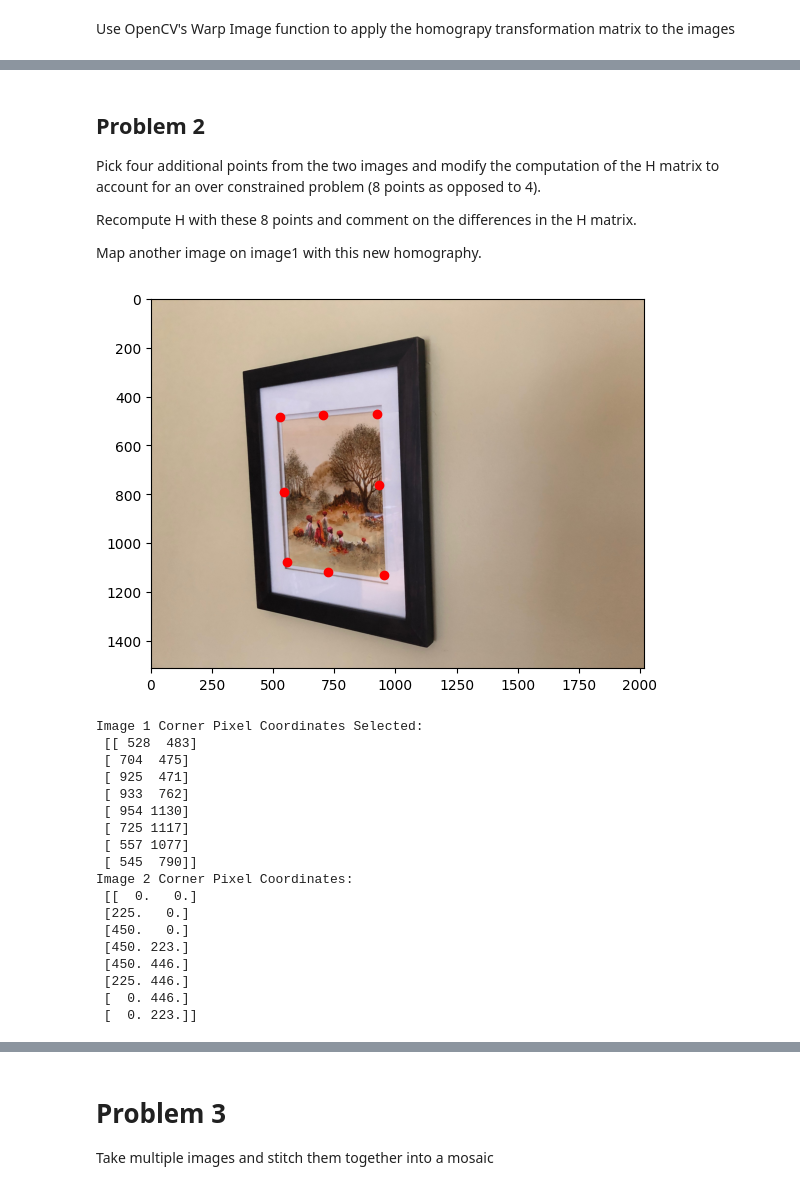
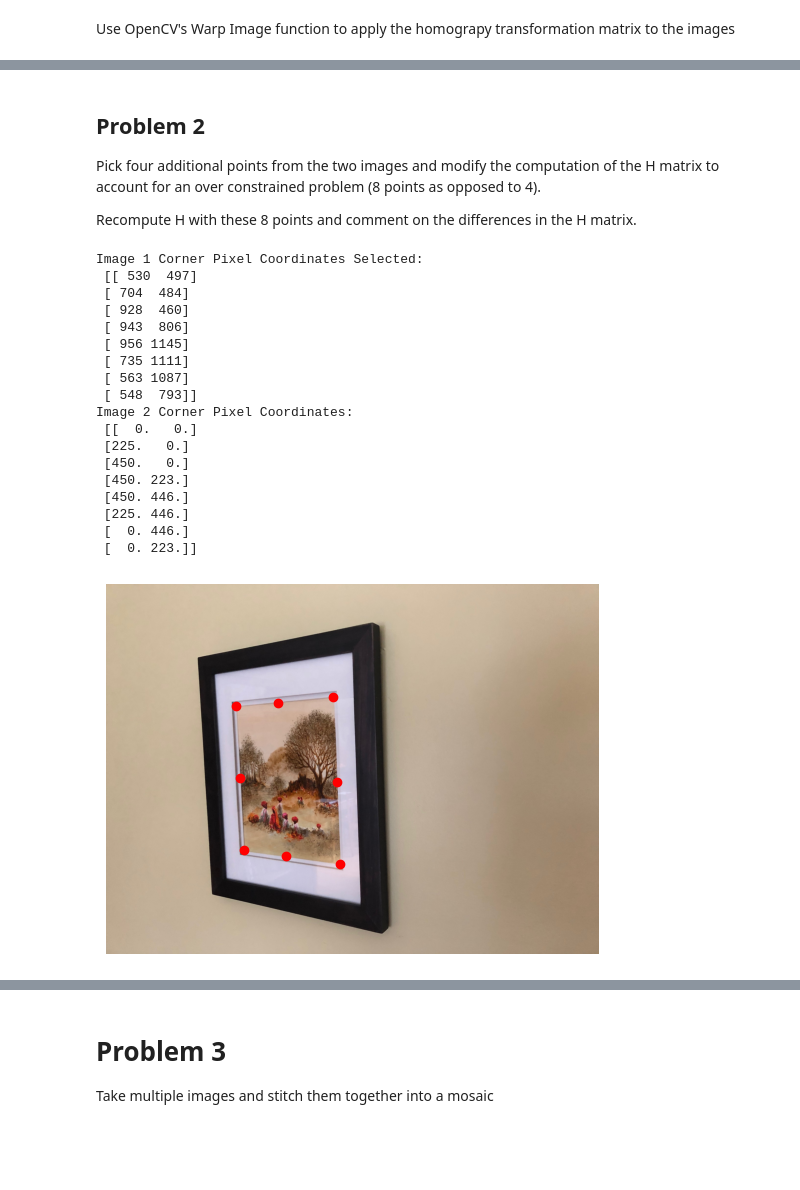
Before and after one commit to meuliano/AutonomousFieldRobotics, a Jupyter notebook: HW2/hw2_euliano.ipynb, the cells around one changed output, grey strips where cells are left out. Saved outputs shown, nothing was run; the diff lists cells and outputs as text; code cells hidden in the pictures; blank space fills up the shorter version.

```diff
--- a/HW2/hw2_euliano.ipynb
+++ b/HW2/hw2_euliano.ipynb
@@ -31,11 +30,12 @@ computation of the H matrix and then map every pixel as needed.
 def click_get_pixel_coords(image, num_inputs):
     # open in GUI to select points - pip install PyQt5
     %matplotlib qt
+
     fig = plt.figure().set_size_inches(10,12)
     plt.imshow(image)
+    plt.axis('off')
     pts_selected = plt.ginput(num_inputs, timeout=60)
     pts_selected = np.array(pts_selected).astype(int) # convert to integer pixel
-
     plt.close()
 
     # revert to inline
@@ -129,46 +136,46 @@ plt.imshow(img1)
 Pick four additional points from the two images and modify the computation of the H matrix to account for an over constrained problem (8 points as opposed to 4).
 
 Recompute H with these 8 points and comment on the differences in the H matrix.
-
-Map another image on image1 with this new homography.
 # %%
 img1 = cv2.cvtColor(cv2.imread("Images/image1.jpg"), cv2.COLOR_BGR2RGB) # Re-import
 
 # Select 8 points around the image border clockwise from top-left
 img1_corners = click_get_pixel_coords(img1, 8)
+
 print("Image 1 Corner Pixel Coordinates Selected: \n", img1_corners)
+plt.imshow(img1)
 plt.scatter(img1_corners[:,0],img1_corners[:,1], c='r') # draw point on image
-plt.show()
+plt.axis('off')
 
 img2_corners = np.array([[0,0],
                          [img2.shape[1]/2, 0],
                          [img2.shape[1], 0],
                          [img2.shape[1], img2.shape[0]/2],
                          [img2.shape[1], img2.shape[0]],
                          [img2.shape[1]/2, img2.shape[0]],
                          [0, img2.shape[0]],
                          [0, img2.shape[0]/2]])
 print("Image 2 Corner Pixel Coordinates: \n", img2_corners)
 # %% [output]
+Image 1 Corner Pixel Coordinates Selected:
+ [[ 530  497]
+ [ 704  484]
+ [ 928  460]
+ [ 943  806]
+ [ 956 1145]
+ [ 735 1111]
+ [ 563 1087]
+ [ 548  793]]
+Image 2 Corner Pixel Coordinates:
+ [[  0.   0.]
+ [225.   0.]
+ [450.   0.]
+ [450. 223.]
+ [450. 446.]
+ [225. 446.]
+ [  0. 446.]
+ [  0. 223.]]
-[figure, old version]
+[figure, new version]
-Image 1 Corner Pixel Coordinates Selected:
- [[ 528  483]
- [ 704  475]
- [ 925  471]
- [ 933  762]
- [ 954 1130]
- [ 725 1117]
- [ 557 1077]
- [ 545  790]]
-Image 2 Corner Pixel Coordinates:
- [[  0.   0.]
- [225.   0.]
- [450.   0.]
- [450. 223.]
- [450. 446.]
- [225. 446.]
- [  0. 446.]
- [  0. 223.]]
 # %%
 h = get_homography(img2_corners, img1_corners)
 print("H Matrix: \n", h)
```
Also changed, not shown: parts of 14 cells of this notebook.
